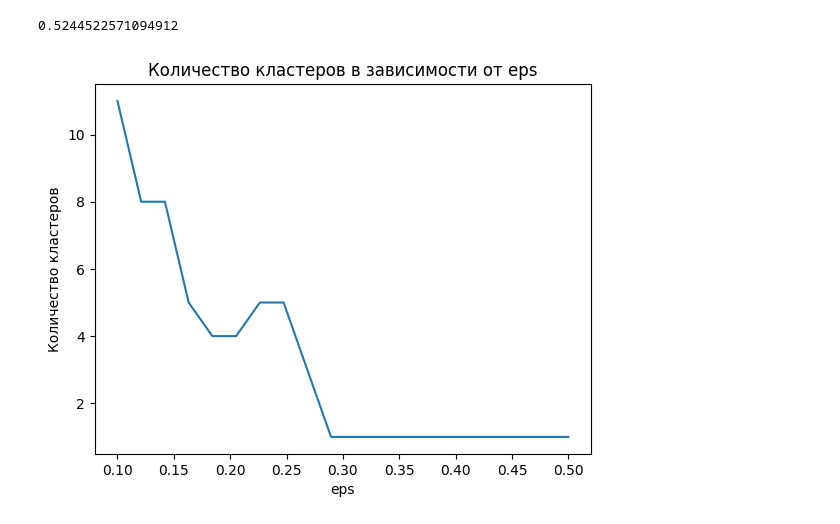
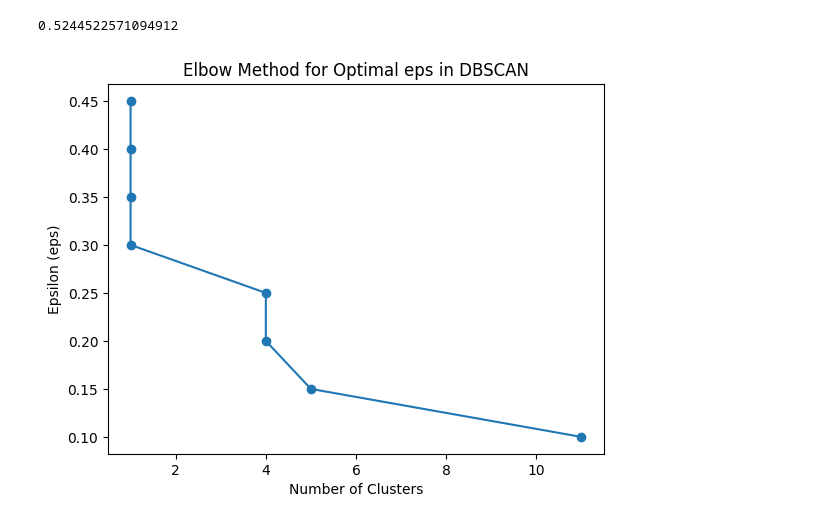
Before and after one commit to chernsvetl/ML_2024, a Jupyter notebook: DBSCAN.ipynb, the cells around one changed output. Cells and saved outputs as stored; diff of their text form; code cells hidden in the pictures.

Commit message:
upd dbscan

```diff
--- a/DBSCAN.ipynb
+++ b/DBSCAN.ipynb
@@ -187,17 +187,21 @@ print(silhouette)
 # %% [output]
 0.5244522571094912
 # %%
-eps_values = np.linspace(0.1, 0.5, 20)
+eps_values = np.arange(0.1, 0.5, 0.05)
+
 n_clusters = []
+
 for eps in eps_values:
     dbscan = DBSCAN(eps=eps, min_samples=10)
-    labels = dbscan.fit_predict(X_scaled)
+    dbscan.fit(X_scaled)
+    labels = dbscan.labels_
+
     n_clusters.append(len(set(labels)) - (1 if -1 in labels else 0))
 
-plt.plot(eps_values, n_clusters)
-plt.title("Количество кластеров в зависимости от eps")
-plt.xlabel("eps")
-plt.ylabel("Количество кластеров")
+plt.plot(n_clusters, eps_values, marker='o')
+plt.xlabel('Number of Clusters')
+plt.ylabel('Epsilon (eps)')
+plt.title('Elbow Method for Optimal eps in DBSCAN')
 plt.show()
 # %% [output]
-[figure, old version]
+[figure, new version]
```
Also changed, not shown: parts of 1 cell of this notebook.
